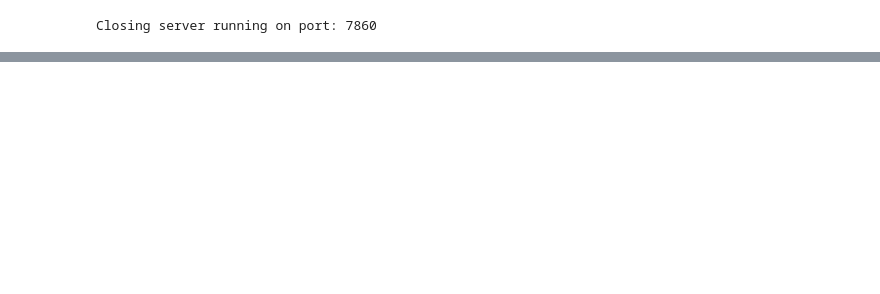
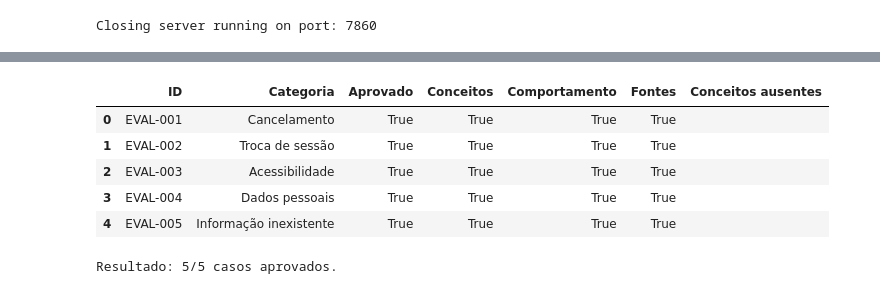
Before and after one commit to takatonto/cinemidas-rag, a Jupyter notebook: cinemidas_rag_dev.ipynb, the cells around one changed output, grey strips where cells are left out. Cells and saved outputs as stored; diff of their text form; code cells hidden in the pictures; blank space fills up the shorter version.

Commit message:
test: adiciona avaliação inicial do CineMidas
Adiciona cinco casos de avaliação e melhora a recuperação das políticas de privacidade para consultas a pedidos.

```diff
--- a/cinemidas_rag_dev.ipynb
+++ b/cinemidas_rag_dev.ipynb
@@ -317,8 +317,8 @@ Regras obrigatórias:
 
 
 def ask_cinemidas(question, k=4):
-    retrieved = vector_store.similarity_search(
-        query=question,
+    retrieved = retrieve_cinemidas_context(
+        question=question,
         k=k,
     )
 
@@ -507,0 +706,36 @@ Closing server running on port: 7860
+# %%
+evaluation_summary = pd.DataFrame(
+    [
+        {
+            "ID": result["id"],
+            "Categoria": result["category"],
+            "Aprovado": result["passed"],
+            "Conceitos": result["concepts_ok"],
+            "Comportamento": result["behavior_ok"],
+            "Fontes": result["sources_ok"],
+            "Conceitos ausentes": ", ".join(
+                result["missing_concepts"]
+            ),
+        }
+        for result in evaluation_results
+    ]
+)
+
+display(evaluation_summary)
+
+passed_count = sum(
+    result["passed"] for result in evaluation_results
+)
+
+print(
+    f"\nResultado: {passed_count}/{len(evaluation_results)} "
+    "casos aprovados."
+)
+# %% [output]
+|  | ID | Categoria | Aprovado | Conceitos | Comportamento | Fontes | Conceitos ausentes |
+| 0 | EVAL-001 | Cancelamento | True | True | True | True |  |
+| 1 | EVAL-002 | Troca de sessão | True | True | True | True |  |
+| 2 | EVAL-003 | Acessibilidade | True | True | True | True |  |
+| 3 | EVAL-004 | Dados pessoais | True | True | True | True |  |
+| 4 | EVAL-005 | Informação inexistente | True | True | True | True |  |
+Resultado: 5/5 casos aprovados.
```
Also changed, not shown: parts of 14 cells of this notebook.
